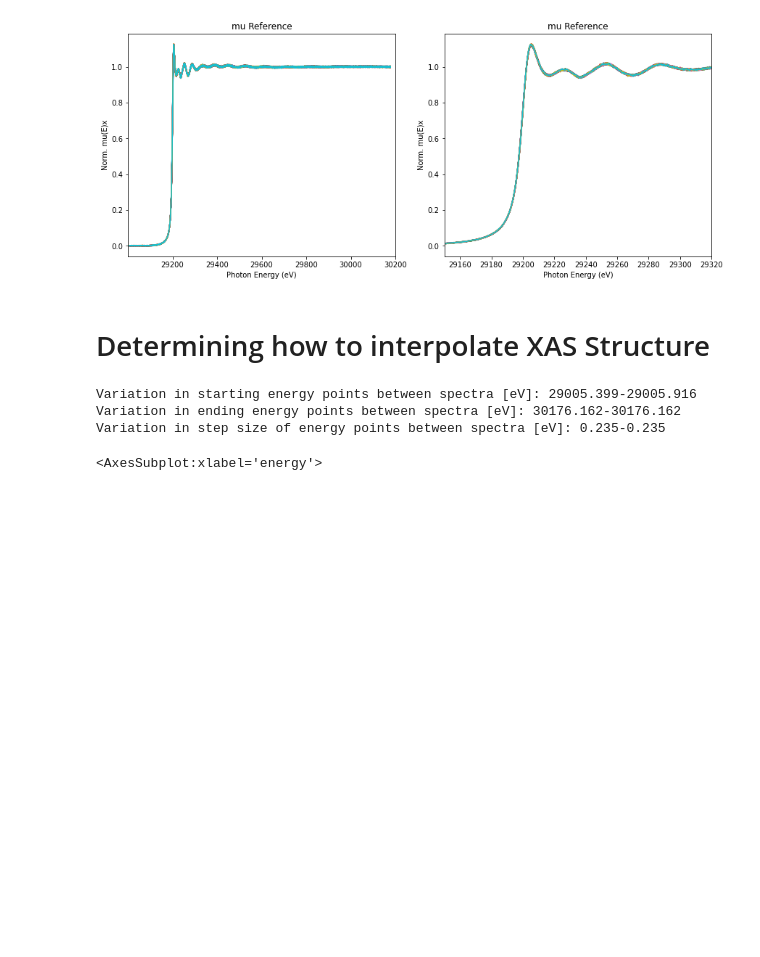
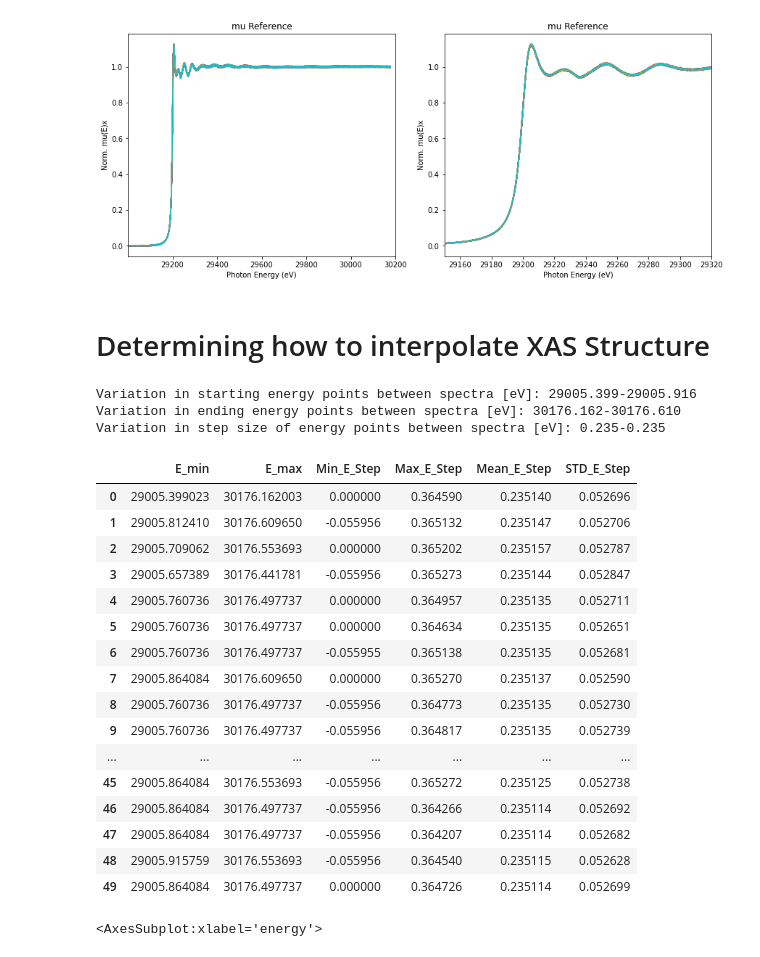
Before and after one commit to ahoffm02/catXAS, a Jupyter notebook: notebooks/3.0 Example - Bulk Import Data - CalcMu-Calibrate-Normalize-Plot XANES.ipynb, the cells around one changed output. Drawn from its saved outputs; the diff is of its cells as text; code cells hidden in the pictures; blank space fills up the shorter version.

```diff
--- a/notebooks/3.0 Example - Bulk Import Data - CalcMu-Calibrate-Normalize-Plot XANES.ipynb
+++ b/notebooks/3.0 Example - Bulk Import Data - CalcMu-Calibrate-Normalize-Plot XANES.ipynb
@@ -250,32 +250,3 @@ my_exp.plot_norm_spectra(spectra = 'mu Reference')
 [figure]
 # %% [markdown]
 # Determining how to interpolate XAS Structure
-# %%
-column_names = ["E_min", "E_max", "Min_E_Step", "Max_E_Step", "Mean_E_Step", 'STD_E_Step']
-df = pd.DataFrame(columns = column_names)
-
-for key in my_exp.spectra.keys():
-    emin = min(my_exp.spectra[key]['Absorption Spectra']['mu Sample'].energy)
-    emax = max(my_exp.spectra[key]['Absorption Spectra']['mu Sample'].energy)
-
-    temp_step = []
-    for i in range(len(my_exp.spectra[key]['Absorption Spectra']['mu Sample'].energy)-1):
-        temp_step.append(my_exp.spectra[key]['Absorption Spectra']['mu Sample'].energy[i+1]-my_exp.spectra[key]['Absorption Spectra']['mu Sample'].energy[i])
-
-    min_step = min(temp_step)
-    max_step = max(temp_step)
-    mean_step = np.asarray(temp_step).mean()
-    std_step= np.asarray(temp_step).std()
-
-
-    df2 = pd.DataFrame([[emin, emax, min_step, max_step, mean_step, std_step]], columns=column_names)
-
-    df = df.append(df2, ignore_index = True)
-
-print(f"Variation in starting energy points between spectra [eV]: {df.E_min.min():.3f}-{df.E_min.max():.3f}")
-print(f"Variation in ending energy points between spectra [eV]: {df.E_max.min():.3f}-{df.E_max.min():.3f}")
-print(f"Variation in step size of energy points between spectra [eV]: {df.Mean_E_Step.min():.3f}-{df.Mean_E_Step.max():.3f}")
-# %% [output]
-Variation in starting energy points between spectra [eV]: 29005.399-29005.916
-Variation in ending energy points between spectra [eV]: 30176.162-30176.162
-Variation in step size of energy points between spectra [eV]: 0.235-0.235
@@ -284,3 +253,29 @@ Variation in step size of energy points between spectra [eV]: 0.235-0.235
+# %%
+df = my_exp.check_Energy_Range()
+# %% [output]
+Variation in starting energy points between spectra [eV]: 29005.399-29005.916
+Variation in ending energy points between spectra [eV]: 30176.162-30176.610
+Variation in step size of energy points between spectra [eV]: 0.235-0.235
+# %%
+df
+# %% [output]
+|  | E_min | E_max | Min_E_Step | Max_E_Step | Mean_E_Step | STD_E_Step |
+| 0 | 29005.399023 | 30176.162003 | 0.000000 | 0.364590 | 0.235140 | 0.052696 |
+| 1 | 29005.812410 | 30176.609650 | -0.055956 | 0.365132 | 0.235147 | 0.052706 |
+| 2 | 29005.709062 | 30176.553693 | 0.000000 | 0.365202 | 0.235157 | 0.052787 |
+| 3 | 29005.657389 | 30176.441781 | -0.055956 | 0.365273 | 0.235144 | 0.052847 |
+| 4 | 29005.760736 | 30176.497737 | 0.000000 | 0.364957 | 0.235135 | 0.052711 |
+| 5 | 29005.760736 | 30176.497737 | 0.000000 | 0.364634 | 0.235135 | 0.052651 |
+| 6 | 29005.760736 | 30176.497737 | -0.055955 | 0.365138 | 0.235135 | 0.052681 |
+| 7 | 29005.864084 | 30176.609650 | 0.000000 | 0.365270 | 0.235137 | 0.052590 |
+| 8 | 29005.760736 | 30176.497737 | -0.055956 | 0.364773 | 0.235135 | 0.052730 |
+| 9 | 29005.760736 | 30176.497737 | -0.055956 | 0.364817 | 0.235135 | 0.052739 |
+| ... | ... | ... | ... | ... | ... | ... |
+| 45 | 29005.864084 | 30176.553693 | -0.055956 | 0.365272 | 0.235125 | 0.052738 |
+| 46 | 29005.864084 | 30176.497737 | -0.055956 | 0.364266 | 0.235114 | 0.052692 |
+| 47 | 29005.864084 | 30176.497737 | -0.055956 | 0.364207 | 0.235114 | 0.052682 |
+| 48 | 29005.915759 | 30176.553693 | -0.055956 | 0.364540 | 0.235115 | 0.052628 |
+| 49 | 29005.864084 | 30176.497737 | 0.000000 | 0.364726 | 0.235114 | 0.052699 |
 # %%
 # Set the energy range to interpolate onto
 start = 29050
```
Also changed, not shown: parts of 5 cells of this notebook, 1 other file.
